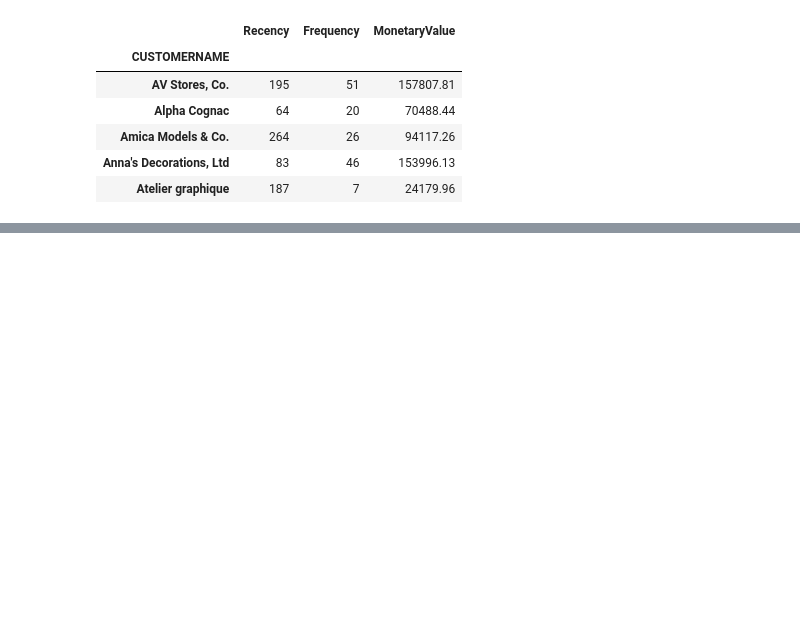
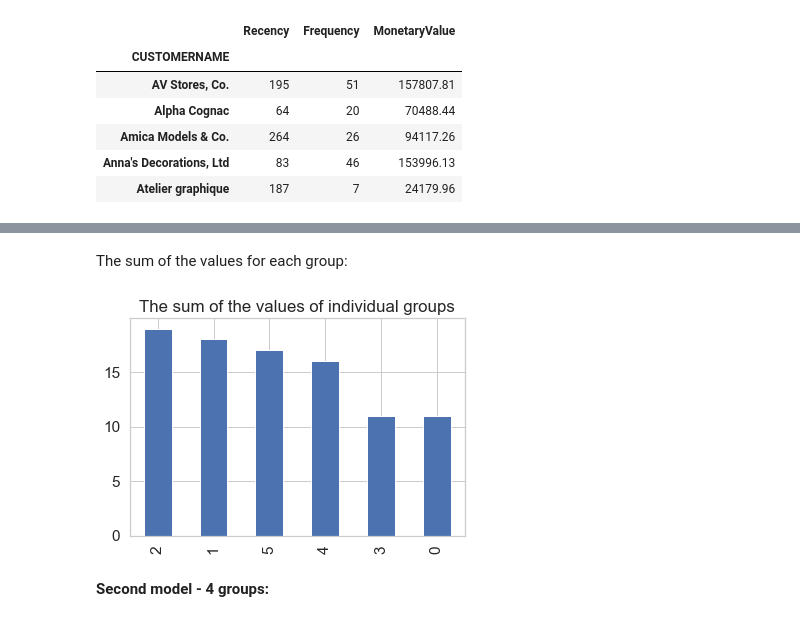
Before and after one commit to SatyamRanjan-404/Customer-Segmentation, a Jupyter notebook: Customer_segmentation.ipynb, the cells around one changed output, grey strips where cells are left out. Saved outputs shown, nothing was run; the diff lists cells and outputs as text; code cells hidden in the pictures; blank space fills up the shorter version.

```diff
--- a/Customer_segmentation.ipynb
+++ b/Customer_segmentation.ipynb
@@ -335,0 +437,5 @@ rfm_df.head()
+# %%
+model_1 = KMeans(n_clusters=6, init='k-means++', max_iter=300)
+groups = model_1.fit_predict(rfm_df_raw)
+rfm_df_cutted['groups'] = groups
+rfm_df['groups'] = groups
@@ -335,0 +478,8 @@ rfm_df.head()
+# %% [markdown]
+The sum of the values for each group:
+# %%
+rfm_df.groups.value_counts().plot(kind='bar', figsize=(6,4), title='The sum of the values of individual groups');
+# %% [output]
+[figure, added]
+# %% [markdown]
+**Second model - 4 groups:**
```
Also changed, not shown: parts of 40 cells of this notebook.
